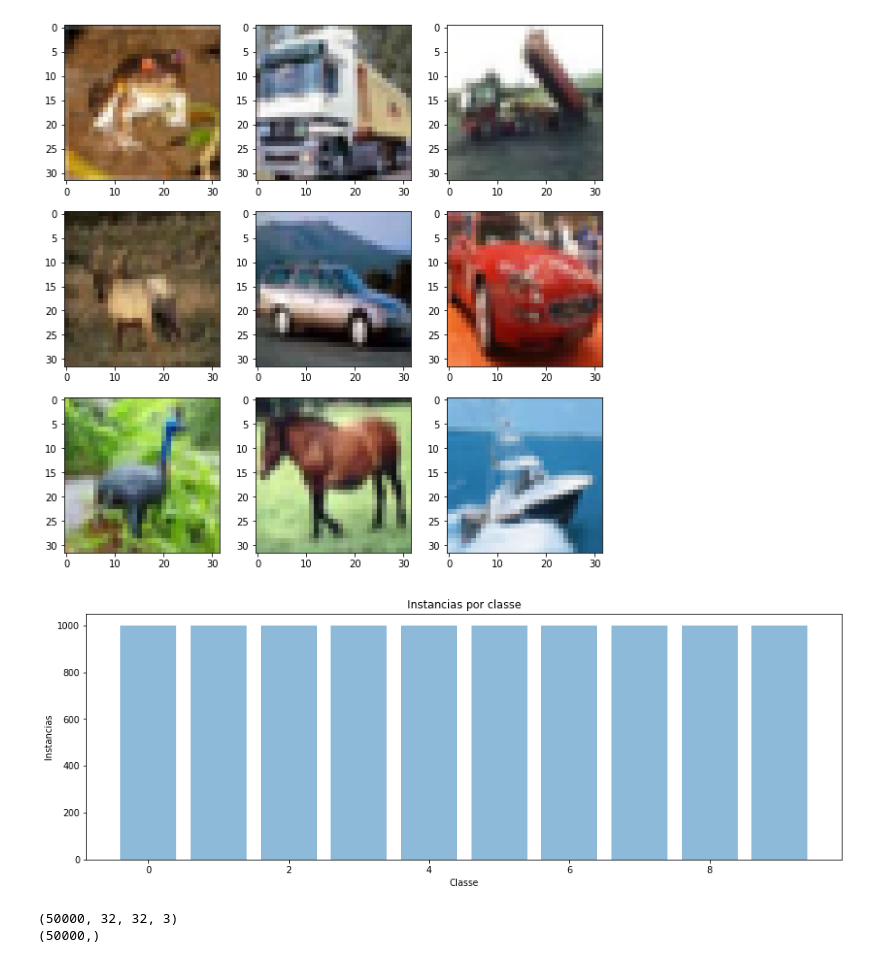
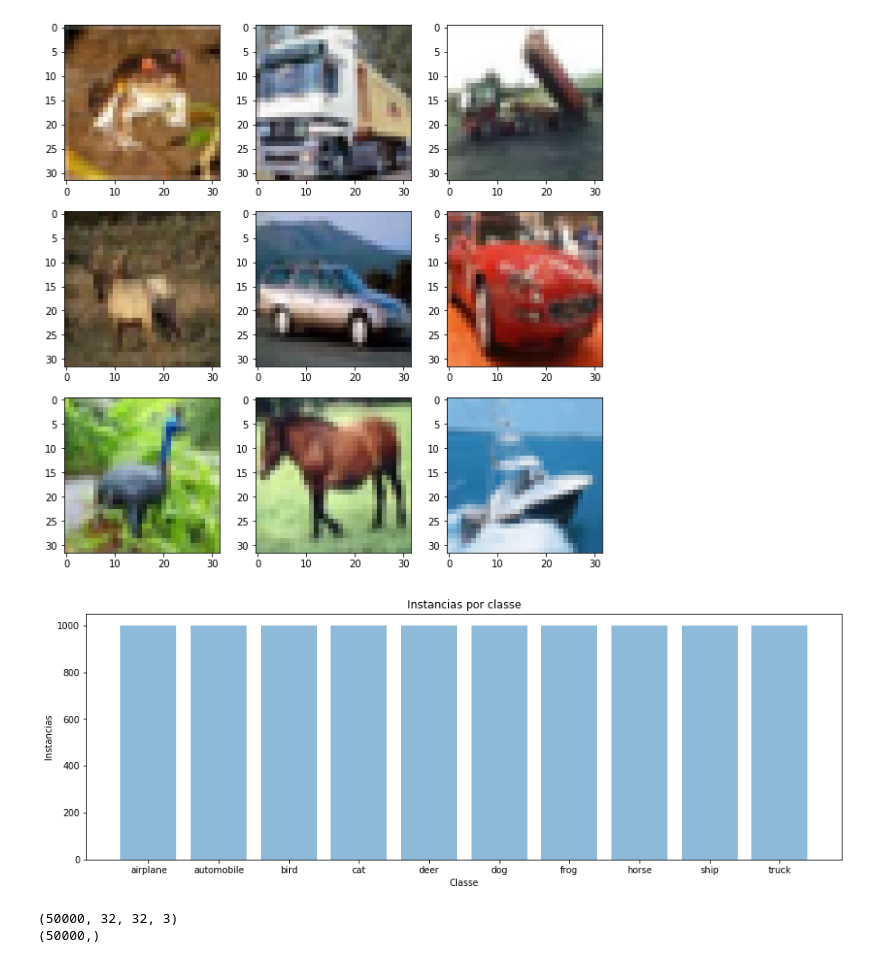
Before and after one commit to raphaelsouzaoliveira/pyaitutils, a Jupyter notebook: Example.ipynb, the cells around one changed output. Cells and saved outputs as stored; diff of their text form; code cells hidden in the pictures.

```diff
--- a/Example.ipynb
+++ b/Example.ipynb
@@ -33,16 +34,19 @@ plt.show()
 # %%
 y_train = y_train.reshape(-1)
 y_test = y_test.reshape(-1)
+# %%
+classes = np.array(['airplane', 'automobile', 'bird', 'cat', 'deer',
+                    'dog', 'frog', 'horse', 'ship', 'truck'])
 # %%
 # Gráfico de instâncias por classe
 plt.figure(figsize=(15,5))
-plt.bar(Counter(y_test).keys(), Counter(y_test).values(), align='center', alpha=0.5)
+plt.bar(classes, Counter(y_test).values(), align='center', alpha=0.5)
 plt.ylabel('Instancias')
 plt.xlabel('Classe')
 plt.title('Instancias por classe')
 plt.show()
 # %% [output]
-[figure, old version]
+[figure, new version]
 # %%
 print(x_train.shape)
 print(y_train.shape)
```
Also changed, not shown: parts of 21 cells of this notebook, 2 other files.
